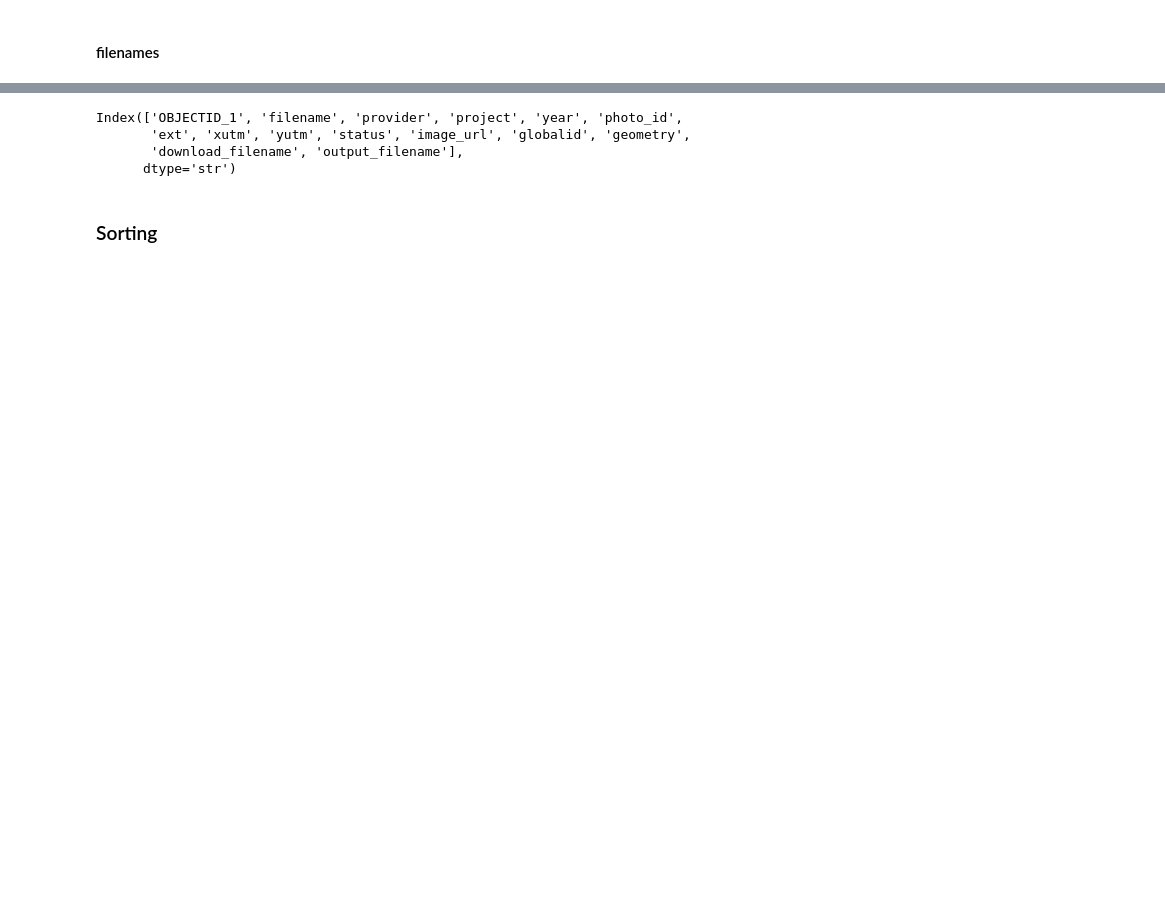
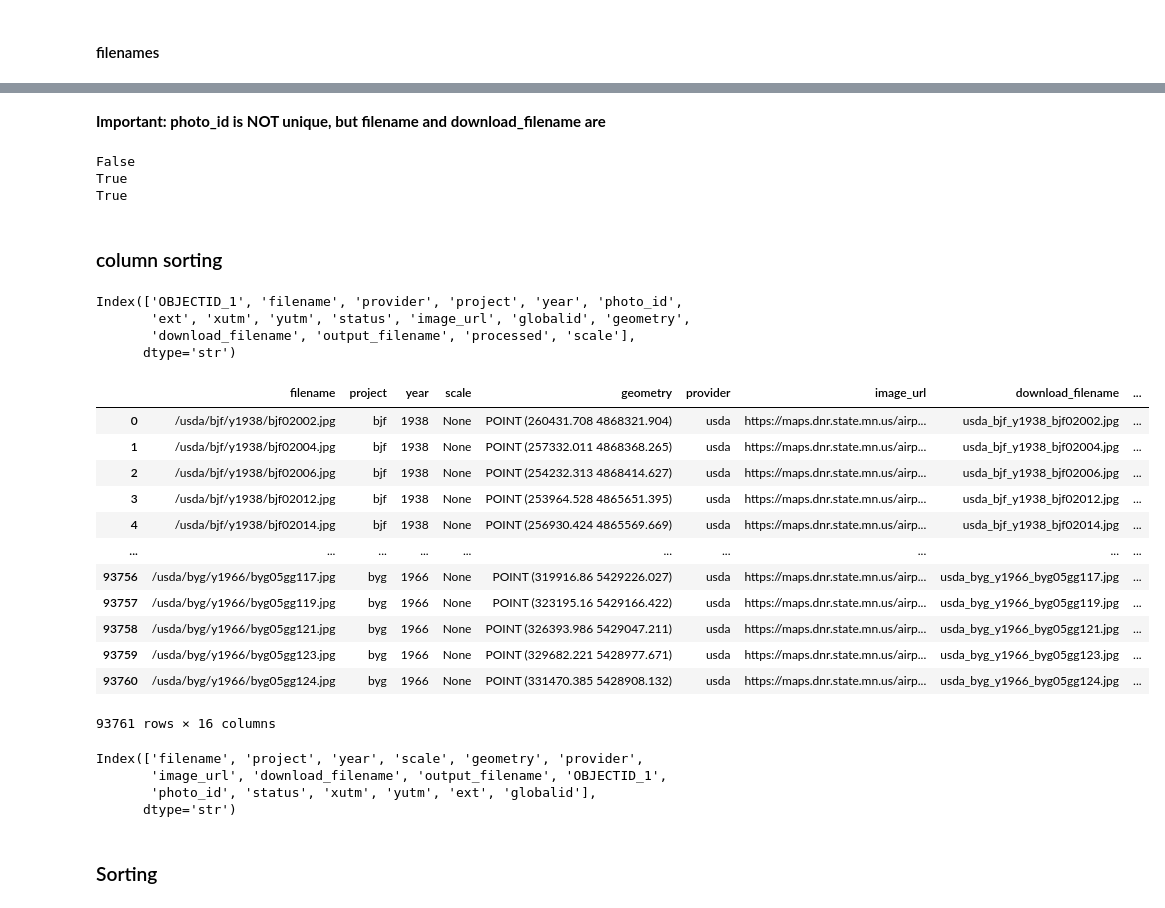
Before and after one commit to cleorose/batch_georef, a Jupyter notebook: index_prep.ipynb, the cells around one changed output, grey strips where cells are left out. Drawn from its saved outputs; the diff is of its cells as text; code cells hidden in the pictures; blank space fills up the shorter version.

```diff
--- a/index_prep.ipynb
+++ b/index_prep.ipynb
@@ -60,3 +179,5 @@ gdf["output_filename"] = (
 )
 # %%
 gdf["processed"] = False
+# %%
+gdf["scale"] = None
@@ -63,9 +200,54 @@ gdf["processed"] = False
+# %% [markdown]
+**Important: photo_id is NOT unique, but filename and download_filename are**
+# %%
+print(gdf['photo_id'].is_unique)
+
+print(gdf['filename'].is_unique)
+
+print(gdf['download_filename'].is_unique)
+# %% [output]
+False
+True
+True
+# %% [markdown]
+### column sorting
+# %%
+# inspect
+gdf.columns
+# %% [output]
+Index(['OBJECTID_1', 'filename', 'provider', 'project', 'year', 'photo_id',
+       'ext', 'xutm', 'yutm', 'status', 'image_url', 'globalid', 'geometry',
+       'download_filename', 'output_filename', 'processed', 'scale'],
+      dtype='str')
+# %%
+gdf_columnorder = gdf[['filename', 'project', 'year', 'scale', 'geometry', 'provider', 'image_url',
+                       'download_filename', 'output_filename', 'OBJECTID_1', 'photo_id', 'status', 'xutm', 'yutm', 'ext', 'globalid']]
+
+gdf_columnorder
+# %% [output]
+|  | filename | project | year | scale | geometry | provider | image_url | download_filename | ... |
+| 0 | /usda/bjf/y1938/bjf02002.jpg | bjf | 1938 | None | POINT (260431.708 4868321.904) | usda | https://maps.dnr.state.mn.us/airp... | usda_bjf_y1938_bjf02002.jpg | ... |
+| 1 | /usda/bjf/y1938/bjf02004.jpg | bjf | 1938 | None | POINT (257332.011 4868368.265) | usda | https://maps.dnr.state.mn.us/airp... | usda_bjf_y1938_bjf02004.jpg | ... |
+| 2 | /usda/bjf/y1938/bjf02006.jpg | bjf | 1938 | None | POINT (254232.313 4868414.627) | usda | https://maps.dnr.state.mn.us/airp... | usda_bjf_y1938_bjf02006.jpg | ... |
+| 3 | /usda/bjf/y1938/bjf02012.jpg | bjf | 1938 | None | POINT (253964.528 4865651.395) | usda | https://maps.dnr.state.mn.us/airp... | usda_bjf_y1938_bjf02012.jpg | ... |
+| 4 | /usda/bjf/y1938/bjf02014.jpg | bjf | 1938 | None | POINT (256930.424 4865569.669) | usda | https://maps.dnr.state.mn.us/airp... | usda_bjf_y1938_bjf02014.jpg | ... |
+| ... | ... | ... | ... | ... | ... | ... | ... | ... | ... |
+| 93756 | /usda/byg/y1966/byg05gg117.jpg | byg | 1966 | None | POINT (319916.86 5429226.027) | usda | https://maps.dnr.state.mn.us/airp... | usda_byg_y1966_byg05gg117.jpg | ... |
+| 93757 | /usda/byg/y1966/byg05gg119.jpg | byg | 1966 | None | POINT (323195.16 5429166.422) | usda | https://maps.dnr.state.mn.us/airp... | usda_byg_y1966_byg05gg119.jpg | ... |
+| 93758 | /usda/byg/y1966/byg05gg121.jpg | byg | 1966 | None | POINT (326393.986 5429047.211) | usda | https://maps.dnr.state.mn.us/airp... | usda_byg_y1966_byg05gg121.jpg | ... |
+| 93759 | /usda/byg/y1966/byg05gg123.jpg | byg | 1966 | None | POINT (329682.221 5428977.671) | usda | https://maps.dnr.state.mn.us/airp... | usda_byg_y1966_byg05gg123.jpg | ... |
+| 93760 | /usda/byg/y1966/byg05gg124.jpg | byg | 1966 | None | POINT (331470.385 5428908.132) | usda | https://maps.dnr.state.mn.us/airp... | usda_byg_y1966_byg05gg124.jpg | ... |
+93761 rows × 16 columns
 # %%
+# save that
+
+gdf = gdf_columnorder
+
 print(gdf.columns)
 # %% [output]
-Index(['OBJECTID_1', 'filename', 'provider', 'project', 'year', 'photo_id',
-       'ext', 'xutm', 'yutm', 'status', 'image_url', 'globalid', 'geometry',
-       'download_filename', 'output_filename'],
+Index(['filename', 'project', 'year', 'scale', 'geometry', 'provider',
+       'image_url', 'download_filename', 'output_filename', 'OBJECTID_1',
+       'photo_id', 'status', 'xutm', 'yutm', 'ext', 'globalid'],
       dtype='str')
 # %% [markdown]
 ### Sorting
```
Also changed, not shown: parts of 27 cells of this notebook, 3 other files.
